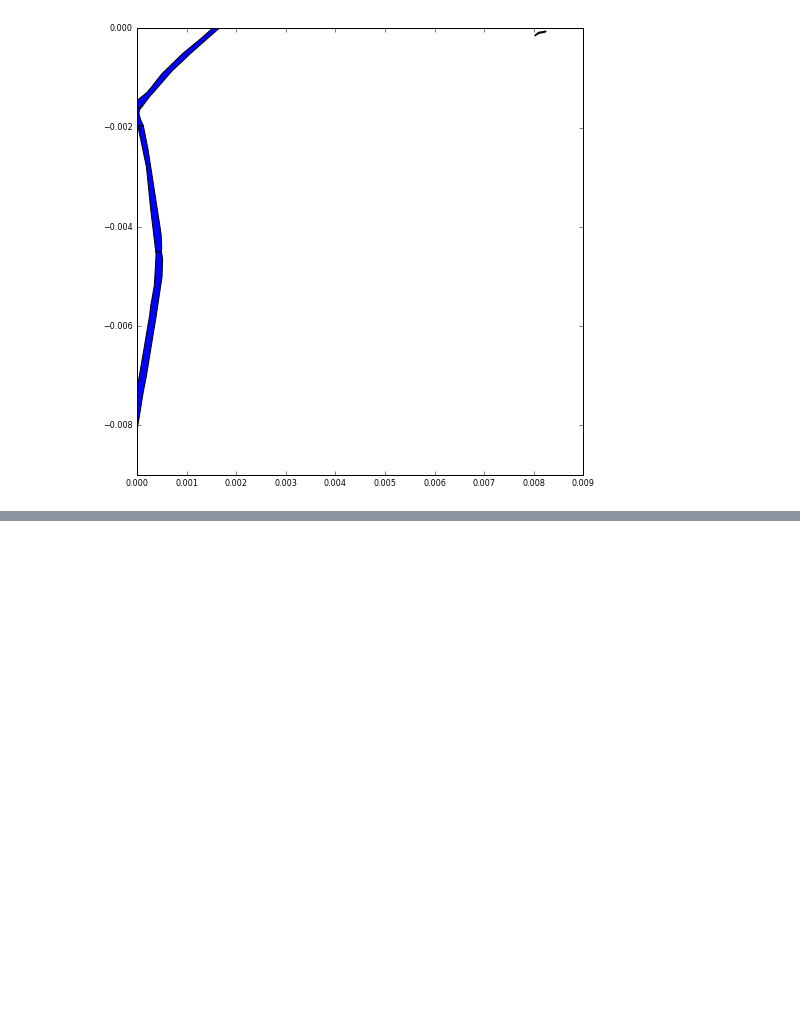
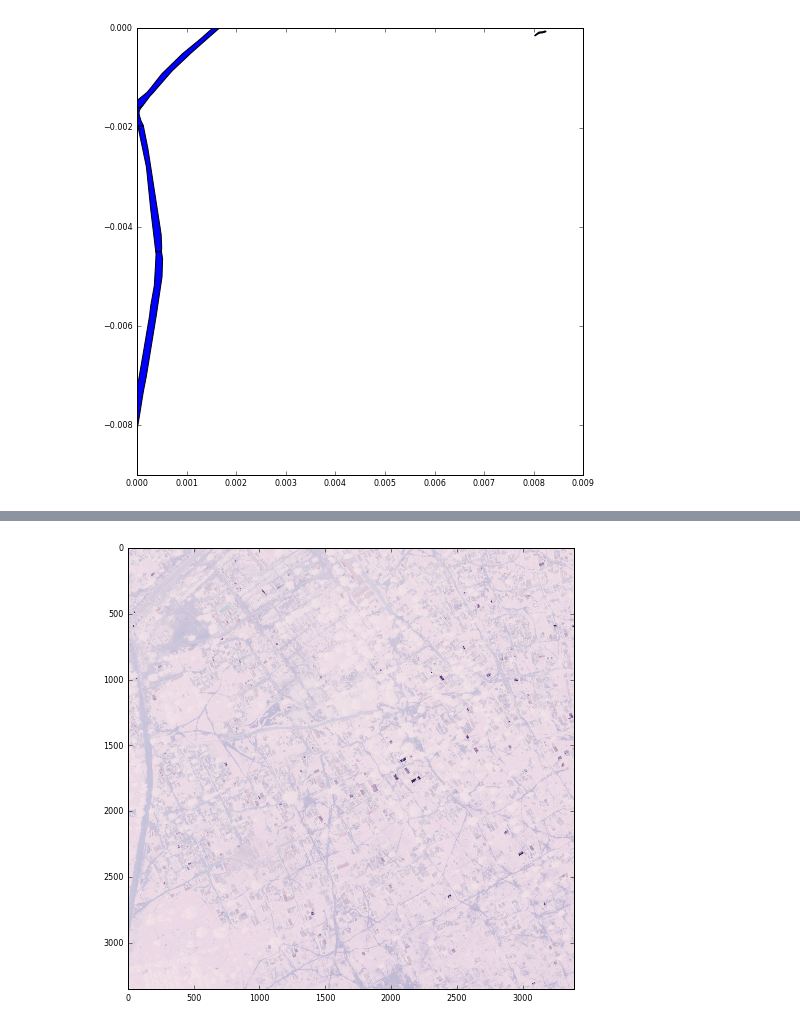
Before and after one commit to JayeCribb/Kaggle_DTSL, a Jupyter notebook: Convert_and_Overlay_Polygons.ipynb, the cells around one changed output, grey strips where cells are left out. Cells and saved outputs as stored; diff of their text form; code cells hidden in the pictures; blank space fills up the shorter version.

```diff
--- a/Convert_and_Overlay_Polygons.ipynb
+++ b/Convert_and_Overlay_Polygons.ipynb
@@ -148,0 +163,8 @@ ax.autoscale_view()
+# %%
+# Non-scaled image
+
+plt.figure(figsize = (8, 8))
+plt.imshow(tiff_image)
+plt.show()
+# %% [output]
+[figure, added]
```
Also changed, not shown: parts of 16 cells of this notebook.
